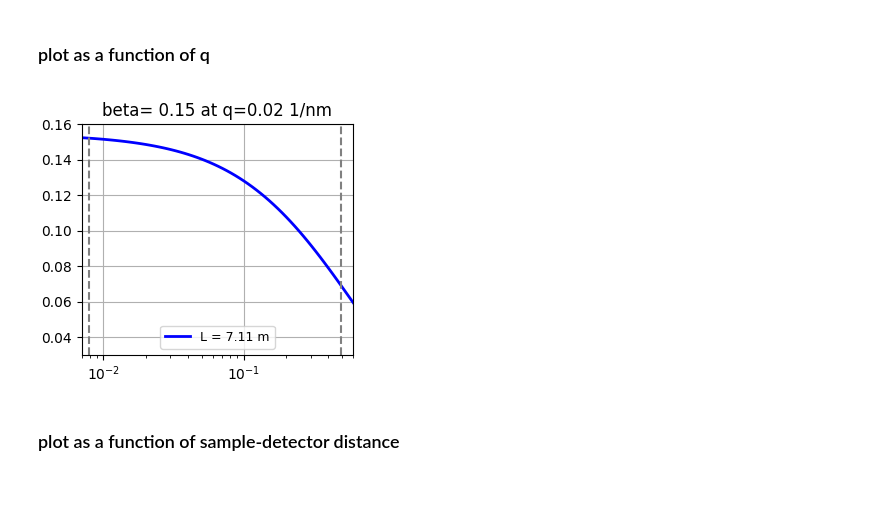
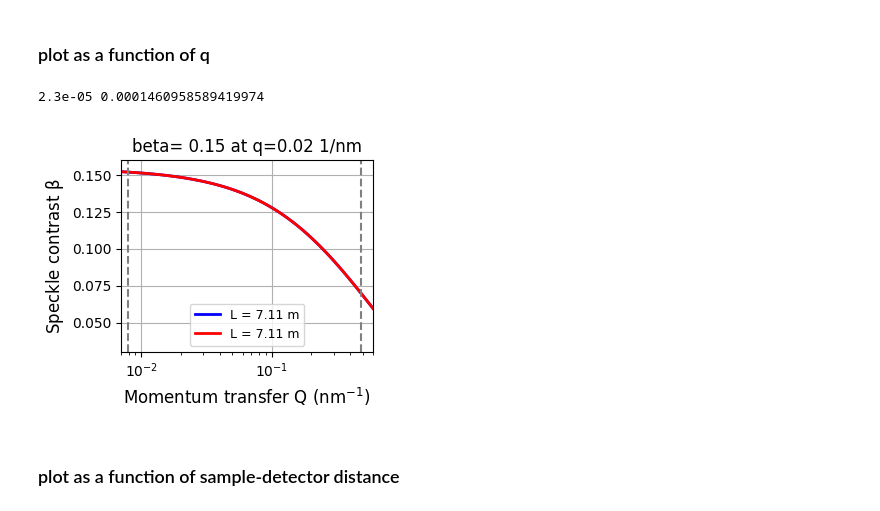
Before and after one commit to maddalenabin/id10-ferritin-2022, a Jupyter notebook: 01-notebooks/04-contrast-estimations.ipynb, the cells around one changed output. Saved outputs shown, nothing was run; the diff lists cells and outputs as text; code cells hidden in the pictures.

```diff
--- a/01-notebooks/04-contrast-estimations.ipynb
+++ b/01-notebooks/04-contrast-estimations.ipynb
@@ -72,7 +99,10 @@ hbarc     = 3.2e-26  # J*m
 delLamLam = 1.4e-4   # Delta E over E: pink: 1e-3, Si(111) = 1.4e-4, Si(311) = 3e-5
 R         = 61.5     # source distance in m from equation 15
 sigmah    = 23e-6    # rms source size in m (estimation is 11x30 um)
+sigmah2    = np.sqrt(928*23*1e-12)
 P         = 75e-6    # pixel size in m
+
+# The source size (FWHM) for the 3.9 nm lattice and 1% coupling is 928 µm (horizontal) and 23 µm (vertical).
 
 # variables
 a         = 24e-6    # beam focus size in m
@@ -81,34 +111,41 @@ E         = 9        # Energy in keV
 L         = 7.11     # sample-detector-distance in m
 # %% [markdown]
 ### plot as a function of q
+# %%
+q_ = np.logspace(-4,-1,100)*1e10
+# q_ = np.linspace(1e-3,5e-1)*1e9
+b_ = np.zeros(q_.shape)
+b_2 = np.zeros(q_.shape)
+
+for i in range(len(b_)):
+    b_[i] = speckle_contrast(a, L, E, P, delLamLam, q_[i], R, sigmah, d)
+    b_2[i] = speckle_contrast(a, L, E, P, delLamLam, q_[i], R, sigmah2, d)
+print(sigmah, sigmah2)
+# %% [output]
+2.3e-05 0.0001460958589419974
 # %%
-q_ = np.logspace(-4,-1,100)*1e10
-# q_ = np.linspace(1e-3,5e-1)*1e9
-b_ = np.zeros(q_.shape)
-
-for i in range(len(b_)):
-    b_[i] = speckle_contrast(a, L, E, P, delLamLam, q_[i], R, sigmah, d)
 
 plt.figure(figsize=[3.5,3])
 
-plt.plot(q_*1e-9,b_,'-',lw=2, c= 'blue',label = f'{L = } m')
+plt.plot(q_*1e-9, b_, '-',lw=2, c= 'blue',label = f'{L = } m')
+plt.plot(q_*1e-9, b_2, '-',lw=2, c= 'r',label = f'{L = } m')
 q_sel = 42
 
 plt.axvline(x=0.0079, ls='--',c='gray')
 plt.axvline(x=0.489, ls='--',c='gray')
 
 plt.xscale('log')
 plt.title(f'beta= {b_[q_sel]:.2f} at q={q_[q_sel]*1e-9:.2f} 1/nm')
 plt.xlabel(r'Momentum transfer Q $(\rm nm^{-1})$',size=12)
 plt.ylabel(r'Speckle contrast $\rm \beta$',size=12)
 plt.legend(frameon=True,prop={'size': 9})
 # plt.ylim(0,1)
 plt.xlim(7e-3,6e-1)
 plt.grid()
-# plt.tight_layout()
+plt.tight_layout()
 plt.show()
 # %% [output]
-[figure, old version]
+[figure, new version]
 # %% [markdown]
 ### plot as a function of sample-detector distance
 # %%
```
Also changed, not shown: parts of 1 cell of this notebook, 10 other files.
